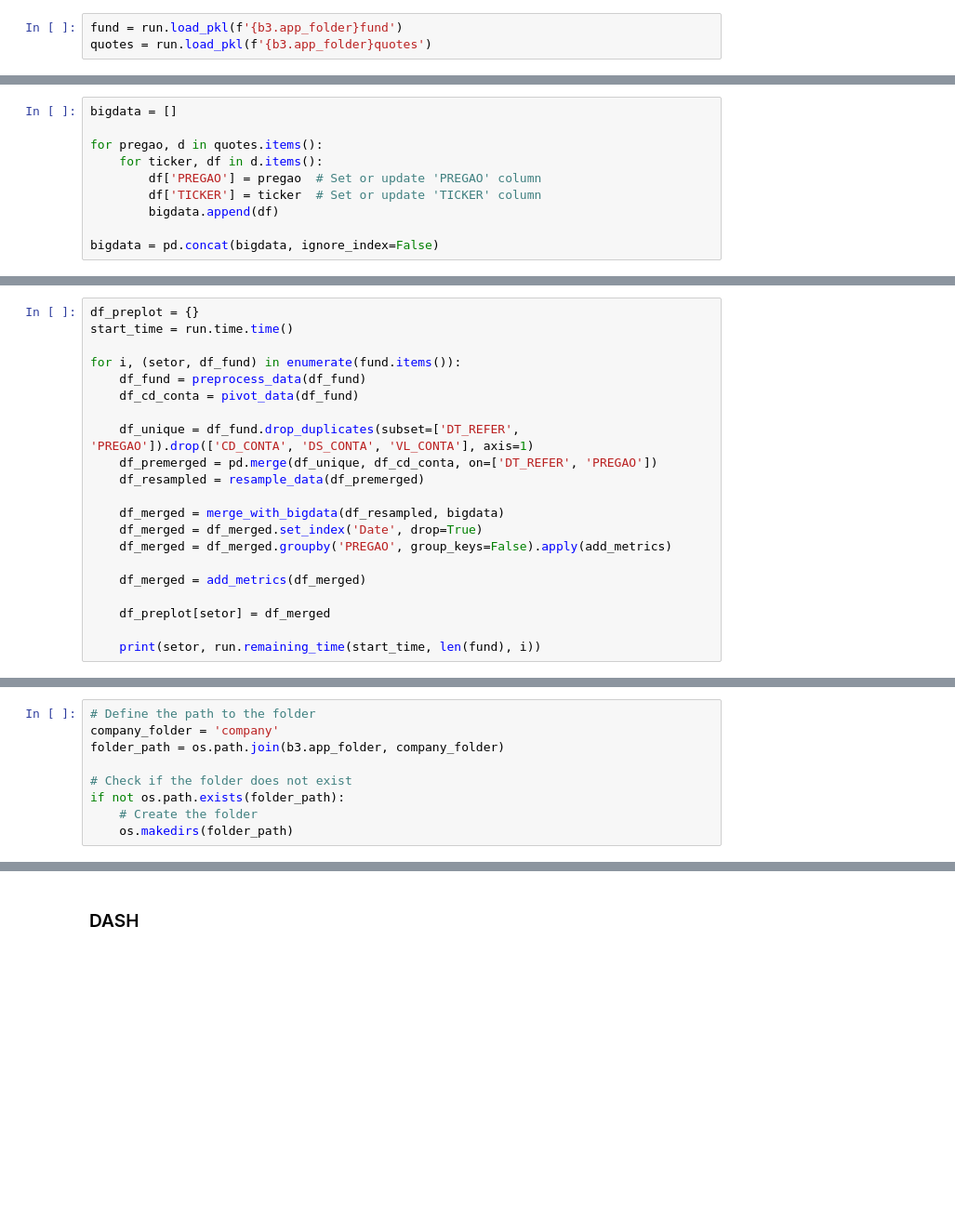
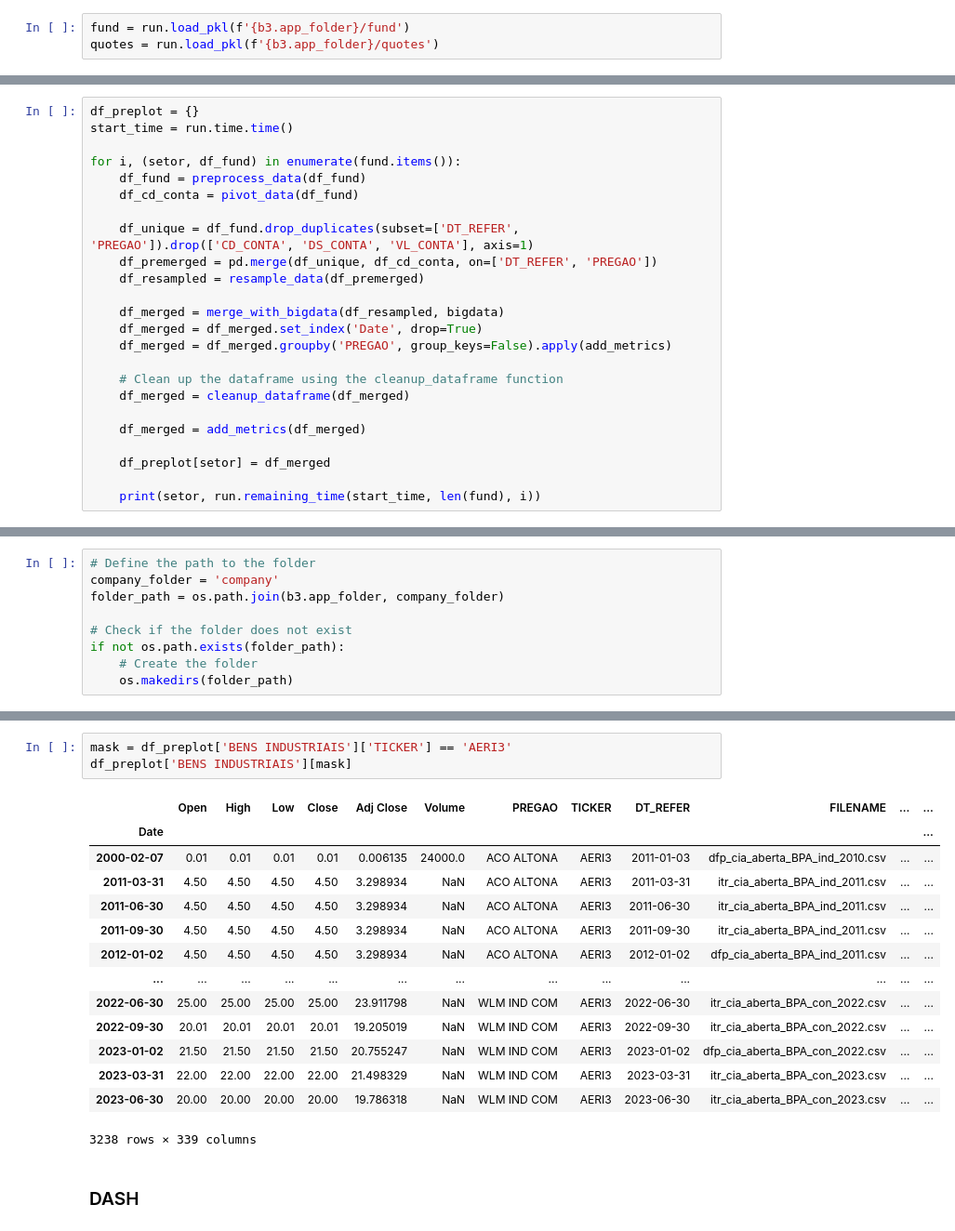
Before and after one commit to faustostangler/DSH, a Jupyter notebook: read_dash.ipynb, the cells around one changed output, grey strips where cells are left out. Shown at 93% size. Saved outputs shown, nothing was run; the diff lists cells and outputs as text; blank space fills up the shorter version.

Commit message:
app_folder

```diff
--- a/read_dash.ipynb
+++ b/read_dash.ipynb
@@ -8,8 +8,8 @@ import os
 # %% [markdown]
 ### QUOTES PRICES
 # %%
-fund = run.load_pkl(f'{b3.app_folder}fund')
-quotes = run.load_pkl(f'{b3.app_folder}quotes')
+fund = run.load_pkl(f'{b3.app_folder}/fund')
+quotes = run.load_pkl(f'{b3.app_folder}/quotes')
 # %%
 fund.keys(), fund['BENS INDUSTRIAIS'].columns
 # %% [output]
@@ -27,13 +27,3 @@ quotes.keys(), quotes['AERIS'].keys()
 # %% [output]
 (dict_keys(['AERIS', 'ESTAPAR', 'ARMAC', 'ATMASA', 'AZEVEDO', 'AZUL', 'BARDELLA', 'BBMLOGISTICA', 'CCR SA', 'GRUAIRPORT', 'ECOVIAS', 'CONC RIO TER', 'ROD TIETE', 'DTCOMDIRECT', 'ECORODOVIAS', 'ACO ALT ...
  dict_keys(['AERI3']))
-# %%
-bigdata = []
-
-for pregao, d in quotes.items():
-    for ticker, df in d.items():
-        df['PREGAO'] = pregao  # Set or update 'PREGAO' column
-        df['TICKER'] = ticker  # Set or update 'TICKER' column
-        bigdata.append(df)
-
-bigdata = pd.concat(bigdata, ignore_index=False)
@@ -101,6 +43,9 @@ for i, (setor, df_fund) in enumerate(fund.items()):
     df_merged = df_merged.set_index('Date', drop=True)
     df_merged = df_merged.groupby('PREGAO', group_keys=False).apply(add_metrics)
 
+    # Clean up the dataframe using the cleanup_dataframe function
+    df_merged = cleanup_dataframe(df_merged)
+
     df_merged = add_metrics(df_merged)
 
     df_preplot[setor] = df_merged
@@ -158,3 +103,21 @@ UTILIDADE PUBLICA 100.00% 13+0, 29.785714s per item, Remaining: 0h 00m 00s
+# %%
+mask = df_preplot['BENS INDUSTRIAIS']['TICKER'] == 'AERI3'
+df_preplot['BENS INDUSTRIAIS'][mask]
+# %% [output]
+|  | Open | High | Low | Close | Adj Close | Volume | PREGAO | TICKER | DT_REFER | FILENAME | ... | ... |
+| Date |  |  |  |  |  |  |  |  |  |  |  | ... |
+| 2000-02-07 | 0.01 | 0.01 | 0.01 | 0.01 | 0.006135 | 24000.0 | ACO ALTONA | AERI3 | 2011-01-03 | dfp_cia_aberta_BPA_ind_2010.csv | ... | ... |
+| 2011-03-31 | 4.50 | 4.50 | 4.50 | 4.50 | 3.298934 | NaN | ACO ALTONA | AERI3 | 2011-03-31 | itr_cia_aberta_BPA_ind_2011.csv | ... | ... |
+| 2011-06-30 | 4.50 | 4.50 | 4.50 | 4.50 | 3.298934 | NaN | ACO ALTONA | AERI3 | 2011-06-30 | itr_cia_aberta_BPA_ind_2011.csv | ... | ... |
+| 2011-09-30 | 4.50 | 4.50 | 4.50 | 4.50 | 3.298934 | NaN | ACO ALTONA | AERI3 | 2011-09-30 | itr_cia_aberta_BPA_ind_2011.csv | ... | ... |
+| 2012-01-02 | 4.50 | 4.50 | 4.50 | 4.50 | 3.298934 | NaN | ACO ALTONA | AERI3 | 2012-01-02 | dfp_cia_aberta_BPA_ind_2011.csv | ... | ... |
+| ... | ... | ... | ... | ... | ... | ... | ... | ... | ... | ... | ... | ... |
+| 2022-06-30 | 25.00 | 25.00 | 25.00 | 25.00 | 23.911798 | NaN | WLM IND COM | AERI3 | 2022-06-30 | itr_cia_aberta_BPA_con_2022.csv | ... | ... |
+| 2022-09-30 | 20.01 | 20.01 | 20.01 | 20.01 | 19.205019 | NaN | WLM IND COM | AERI3 | 2022-09-30 | itr_cia_aberta_BPA_con_2022.csv | ... | ... |
+| 2023-01-02 | 21.50 | 21.50 | 21.50 | 21.50 | 20.755247 | NaN | WLM IND COM | AERI3 | 2023-01-02 | dfp_cia_aberta_BPA_con_2022.csv | ... | ... |
+| 2023-03-31 | 22.00 | 22.00 | 22.00 | 22.00 | 21.498329 | NaN | WLM IND COM | AERI3 | 2023-03-31 | itr_cia_aberta_BPA_con_2023.csv | ... | ... |
+| 2023-06-30 | 20.00 | 20.00 | 20.00 | 20.00 | 19.786318 | NaN | WLM IND COM | AERI3 | 2023-06-30 | itr_cia_aberta_BPA_con_2023.csv | ... | ... |
+3238 rows × 339 columns
 # %% [markdown]
 ### DASH
 # %%
```
Also changed, not shown: parts of 3 cells of this notebook, 8 other files.
